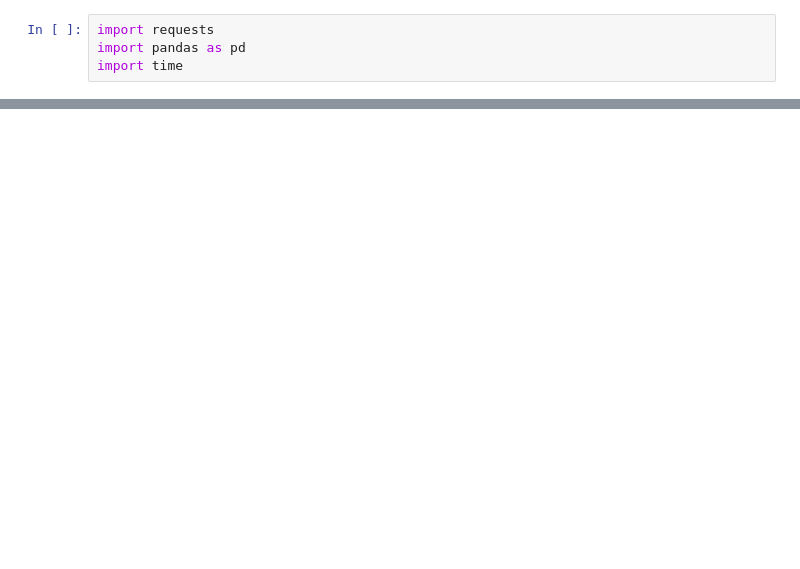
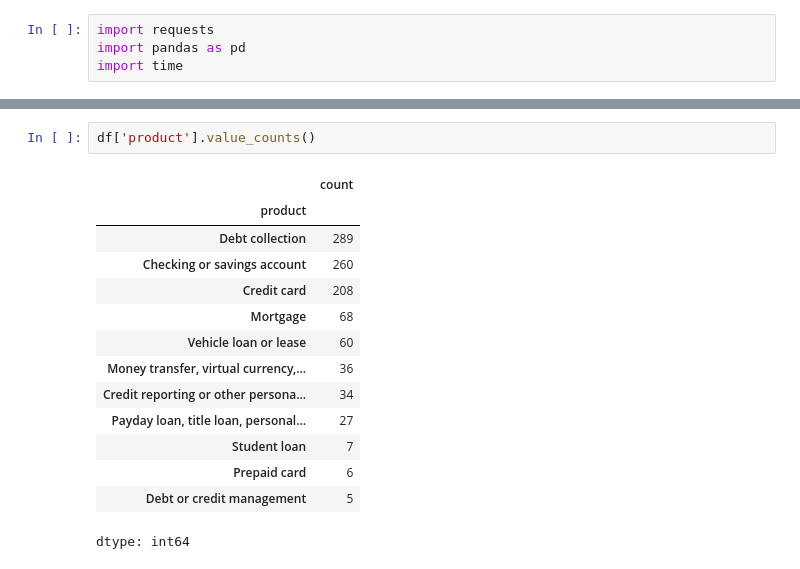
Before and after one commit to TrajanDS/SFT_Agent_POC, a Jupyter notebook: data_gathering.ipynb, the cells around one changed output, grey strips where cells are left out. Drawn from its saved outputs; the diff is of its cells as text; blank space fills up the shorter version.

```diff
--- a/data_gathering.ipynb
+++ b/data_gathering.ipynb
@@ -75,3 +82,20 @@ rows = fetch_cfpb_complaints()
 
 # Form rows from API as dataframe
 df = pd.DataFrame(rows)
+# %%
+df['product'].value_counts()
+# %% [output]
+|  | count |
+| product |  |
+| Debt collection | 289 |
+| Checking or savings account | 260 |
+| Credit card | 208 |
+| Mortgage | 68 |
+| Vehicle loan or lease | 60 |
+| Money transfer, virtual currency,... | 36 |
+| Credit reporting or other persona... | 34 |
+| Payday loan, title loan, personal... | 27 |
+| Student loan | 7 |
+| Prepaid card | 6 |
+| Debt or credit management | 5 |
+dtype: int64
```
Also changed, not shown: parts of 13 cells of this notebook.
